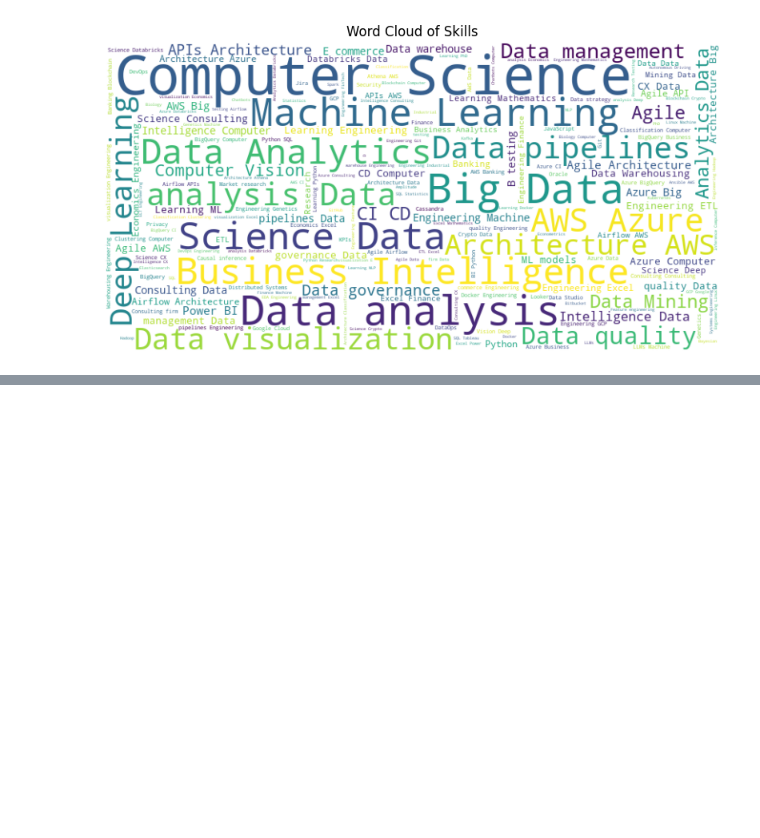
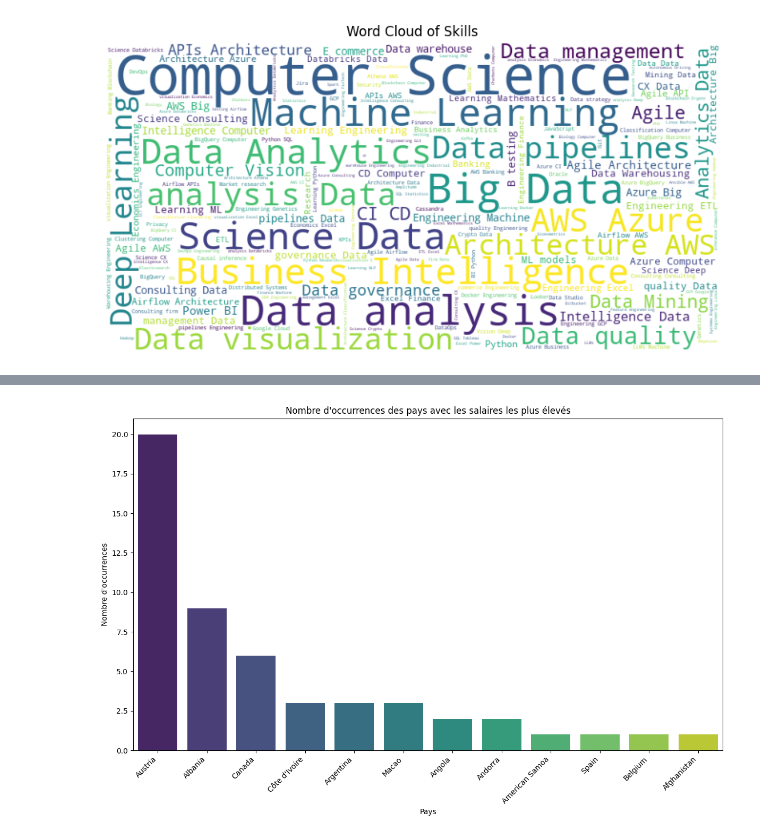
Before and after one commit to Hammilidi/Jobs, a Jupyter notebook: Jobs_Analysis.ipynb, the cells around one changed output, grey strips where cells are left out. Drawn from its saved outputs; the diff is of its cells as text; code cells hidden in the pictures; blank space fills up the shorter version.

```diff
--- a/Jobs_Analysis.ipynb
+++ b/Jobs_Analysis.ipynb
@@ -1322,0 +1378,31 @@ array(['', 'Uri', 'South', 'Nan', 'Washington', 'Porto', 'Ba', 'Ra',
+# %%
+import pandas as pd
+import matplotlib.pyplot as plt
+import seaborn as sns
+
+# Sélectionner les 10 plus grandes valeurs de la colonne "Salary"
+top_10_salaries = data["Salary"].nlargest(50)
+
+# Sélectionner les lignes où la colonne "Salary" est dans les 10 plus grandes valeurs
+selected_rows = data[data["Salary"].isin(top_10_salaries)]
+
+# Obtenir les colonnes "Country", "Company" et "Salary" correspondantes pour les salaires les plus élevés
+top_salaries_info = selected_rows[["Country", "Company", "Salary"]]
+
+# Compter le nombre d'occurrences de chaque pays dans les salaires les plus élevés
+country_counts = top_salaries_info["Country"].value_counts()
+
+# Définir une palette de couleurs pour les barres
+palette = sns.color_palette("viridis", len(country_counts))
+
+# Créer le graphique à barres
+plt.figure(figsize=(12, 8))
+sns.barplot(x=country_counts.index, y=country_counts.values, palette=palette)
+plt.xlabel("Pays")
+plt.ylabel("Nombre d'occurrences")
+plt.title("Nombre d'occurrences des pays avec les salaires les plus élevés")
+plt.xticks(rotation=45, ha='right')
+plt.tight_layout()
+plt.show()
+# %% [output]
+[figure, added]
```
Also changed, not shown: parts of 64 cells of this notebook.
